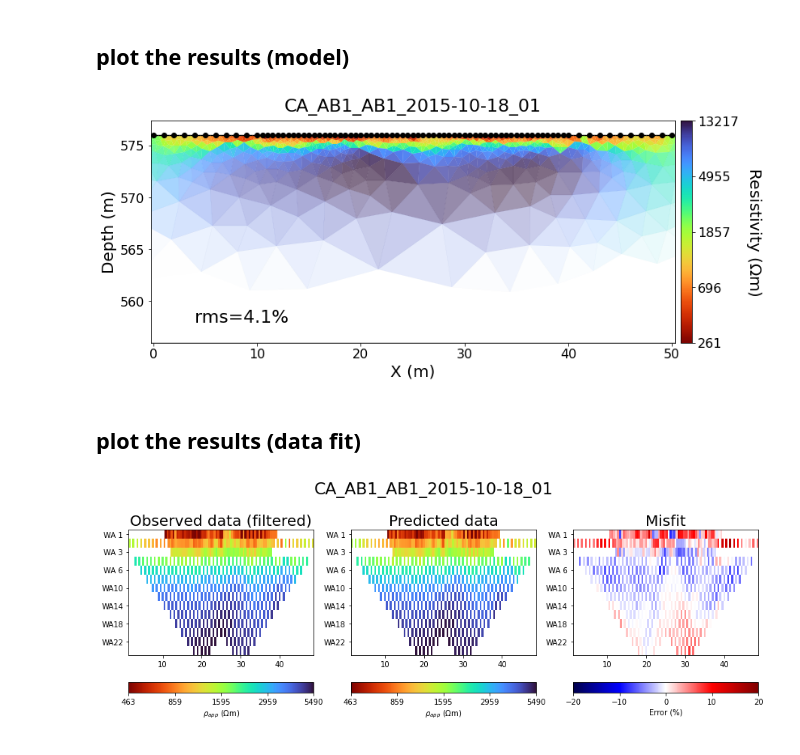
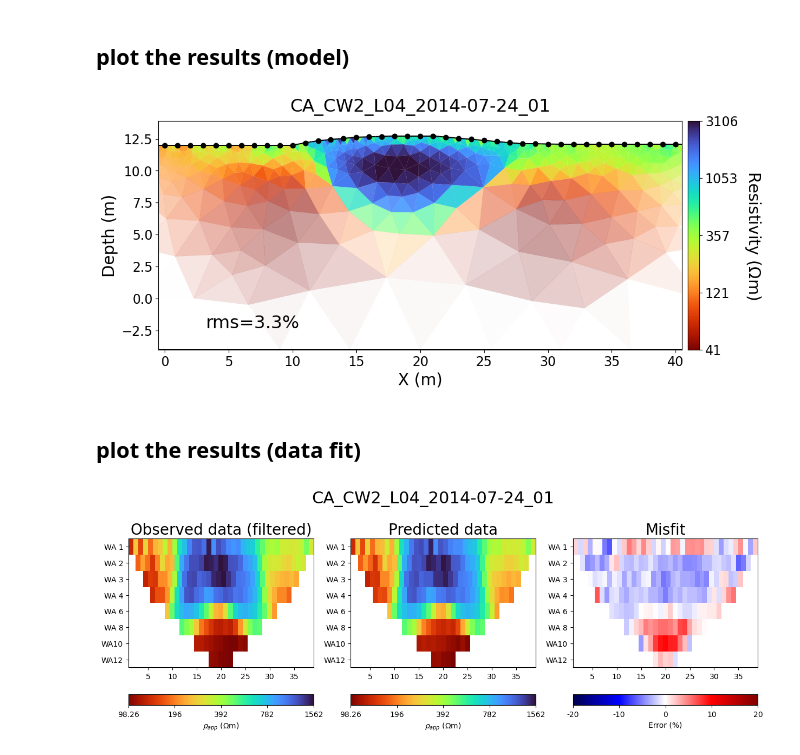
Before and after one commit to teddiherring/CPERS, a Jupyter notebook: data_processing_CPERS.ipynb, the cells around one changed output. Saved outputs shown, nothing was run; the diff lists cells and outputs as text; code cells hidden in the pictures.

```diff
--- a/data_processing_CPERS.ipynb
+++ b/data_processing_CPERS.ipynb
@@ -37,18 +37,20 @@ import math
 # %%
 # load all data for region
 
-folder_name = 'Yukon sites' # specify folder here
-region_name = 'Yukon' # specify region here
-survey_name = 'CA_AB1_AB1_2015-10-18_01' # specify survey name here (find this in the metadata file)
+folder_name = 'Newfoundland and Labrador sites' # specify folder here
+region_name = 'Newfoundland and Labrador' # specify region here
+survey_name = 'CA_CW2_L04_2014-07-24_01' # specify survey name here (find this in the metadata file) format: DB_profile_name_+YYYY-mm-dd+01
 
 filepath = '/Users/teddiherringnew/Desktop/postdoc/nordicana d/v2/' # path to the data directory goes here
 topo =  pd.read_csv(filepath + folder_name + '/' + region_name + '_electrode_positions.csv')
 measurements =  pd.read_csv(filepath + folder_name + '/' + region_name + '_ERT_measurements.csv')
+metadata = pd.read_csv(filepath + folder_name + '/' + region_name + '_metadata.csv')
 
 # isolate specific survey
 
 topo = topo[topo['DB_SurveyName']==survey_name]
 measurements = measurements[measurements['DB_SurveyName']==survey_name]
+metadata = metadata[metadata['DB_SurveyName']==survey_name]
 
 # correct for zero indexing:
 measurements['a'] = measurements['a']-1
@@ -58,3 +60,6 @@ measurements['n'] = measurements['n']-1
 
 # delete any empty columns
 measurements = measurements.dropna(axis=1,how='all')
+# %%
+for i in range(len(metadata.columns)):
+    print(metadata.columns[i],': ', metadata[metadata.columns[i]].values[0])
@@ -163,16 +186,14 @@ for i in range(1,len(src)):
         rec_f = np.vstack((rec_f,[rec[i]]))
         ind_f.append(i)
 
-if len(recips)>0:
-    recips = np.array([np.squeeze(recips)])
-if len(reps)>0:
-    reps = np.array([np.squeeze(reps)])
+recips = np.array([np.squeeze(recips)])
+reps = np.array([np.squeeze(reps)])
 
 print('%.0f reciprocal measurements detected'%len(recips))
 print('%.0f repeated measurements detected'%len(reps))
 
 # treat repeated and reciprocal measurements the same
-r_all = np.hstack([reps,recips]).astype(int)
+r_all = np.column_stack((reps, recips)).astype(int)[0]
 
 # if present, calculate new apparent resistivities and error vals
 
@@ -609,36 +630,36 @@ cmax=np.round(np.sort(mgr.paraModel())[-int(len(mgr.paraModel())/100)])
 ax, cBar = mgr.showResult(
    mod,
     ax=ax,
     cMap='turbo_r',
     coverage=mgr.coverage(),
     cMin=cmin,
     cMax=cmax,
     orientation='vertical'
 );
 
 ax.set_xlabel('X (m)')
 ax.set_ylabel('Z (m)')
-ax.plot(topo['x'],topo['z'],'ko')
+ax.plot(topo['x'].values,topo['z'].values,'ko')
 ax.tick_params(axis='both', which='major', labelsize=fs2)
 ax.set_xlabel('X (m)',fontsize=fs3)
 ax.set_ylabel('Depth (m)',fontsize=fs3)
 cBar.set_label(r'Resistivity ($\Omega$m)',rotation=270,fontsize=fs3,labelpad=30)
 cBar.ax.tick_params(labelsize=fs2)
 cBar.ax.set_yticklabels(np.round(cBar.get_ticks()).astype('int').astype('str').tolist())  # vertically oriented colorbar
 
 xmin = min(topo['x'])
 xmax = max(topo['x'])
 ymin = mgr.paraDomain.yMin()
 ymax = mgr.paraDomain.yMax()
 e_pad = min(np.diff(topo['x']))/2
 ax.set_xlim([xmin-e_pad,xmax+e_pad])
 ax.set_ylim([ymin,ymax+abs(ymax-ymin)*0.07])
 ax.text(xmin+(xmax-xmin)*0.08,ymin+(ymax-ymin)*0.1,'rms=%.1f%%'%(rms),fontsize=fs);
 ax.set_title('%s'%(survey_name),fontsize=fs, y=1.02);
 
-plt.savefig('results_model.png',format='png',bbox_inches='tight',dpi=500)
+# plt.savefig('results_model.png',format='png',bbox_inches='tight',dpi=500)
 # %% [output]
-[figure, old version]
+[figure, new version]
 # %% [markdown]
 ## plot the results (data fit)
 # %%
@@ -683,6 +704,6 @@ ax[2].set_title('Misfit',fontsize=20);
 
 plt.suptitle('%s'%(survey_name),fontsize=fs, y=1.1);
 
-plt.savefig('results_data.png',format='png',bbox_inches='tight')
+# plt.savefig('results_data.png',format='png',bbox_inches='tight')
 # %% [output]
-[figure, old version]
+[figure, new version]
```
Also changed, not shown: parts of 7 cells of this notebook.
